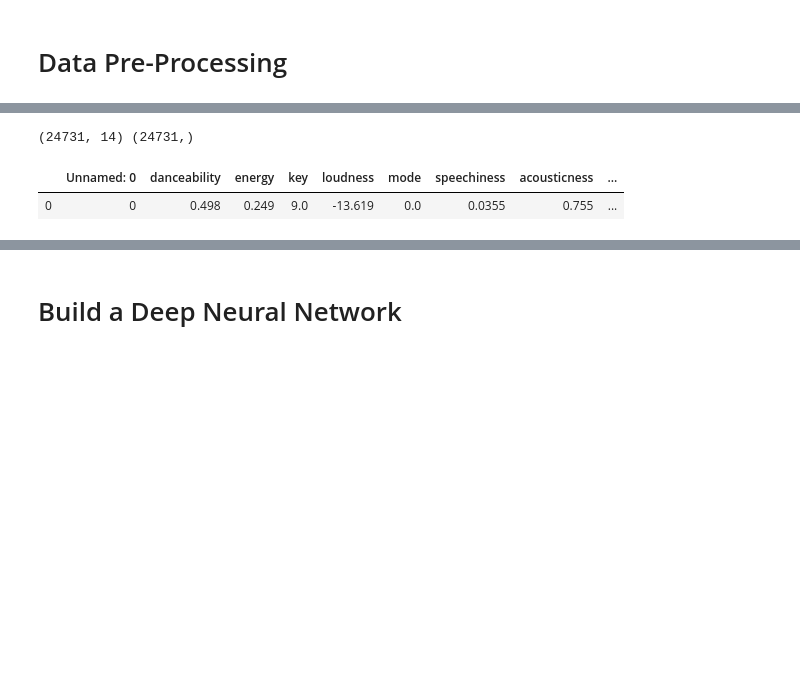
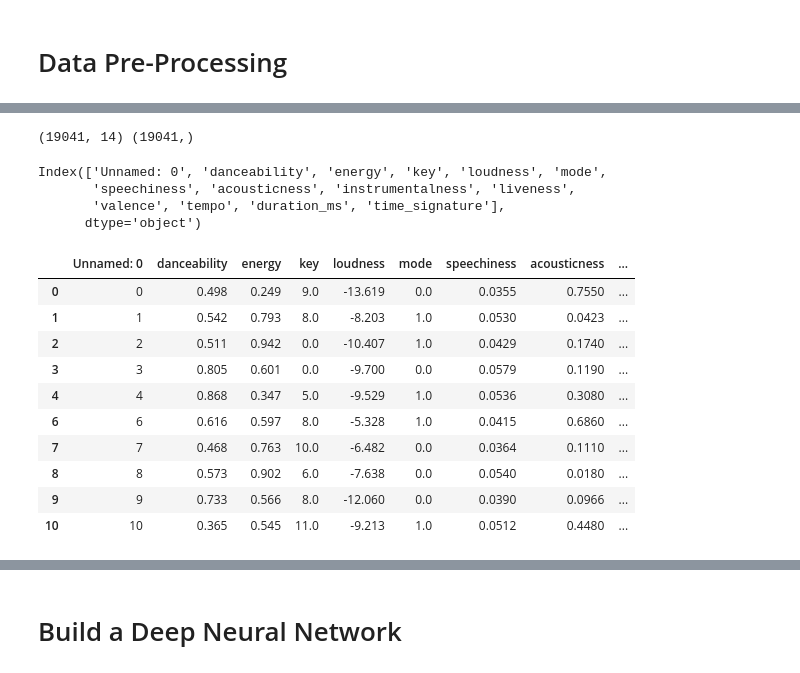
Before and after one commit to nvhabib91/song_analyzer, a Jupyter notebook: genre_classification.ipynb, the cells around one changed output, grey strips where cells are left out. Cells and saved outputs as stored; diff of their text form; code cells hidden in the pictures; blank space fills up the shorter version.

```diff
--- a/genre_classification.ipynb
+++ b/genre_classification.ipynb
@@ -15,13 +33,33 @@ training_data = pd.read_csv("analysis_data_sources\CAL10K_with_Spotify_WithFeatu
+# %%
+training_data = training_data.loc[~(training_data[['danceability', 'energy', 'key', 'loudness', 'mode', 'speechiness',
+       'acousticness', 'instrumentalness', 'liveness', 'valence', 'tempo',
+       'duration_ms', 'time_signature']]==0).all(axis=1)]
 # %%
 X = training_data.drop(columns=['Spotify_ID', 'Song', 'Genre'], axis=1)
 y = training_data["Genre"]
 print(X.shape, y.shape)
 # %% [output]
-(24731, 14) (24731,)
+(19041, 14) (19041,)
+# %%
+X.columns
+# %% [output]
+Index(['Unnamed: 0', 'danceability', 'energy', 'key', 'loudness', 'mode',
+       'speechiness', 'acousticness', 'instrumentalness', 'liveness',
+       'valence', 'tempo', 'duration_ms', 'time_signature'],
+      dtype='object')
 # %%
-X.head(1)
+X.head(10)
 # %% [output]
 |  | Unnamed: 0 | danceability | energy | key | loudness | mode | speechiness | acousticness | ... |
-| 0 | 0 | 0.498 | 0.249 | 9.0 | -13.619 | 0.0 | 0.0355 | 0.755 | ... |
+| 0 | 0 | 0.498 | 0.249 | 9.0 | -13.619 | 0.0 | 0.0355 | 0.7550 | ... |
+| 1 | 1 | 0.542 | 0.793 | 8.0 | -8.203 | 1.0 | 0.0530 | 0.0423 | ... |
+| 2 | 2 | 0.511 | 0.942 | 0.0 | -10.407 | 1.0 | 0.0429 | 0.1740 | ... |
+| 3 | 3 | 0.805 | 0.601 | 0.0 | -9.700 | 0.0 | 0.0579 | 0.1190 | ... |
+| 4 | 4 | 0.868 | 0.347 | 5.0 | -9.529 | 1.0 | 0.0536 | 0.3080 | ... |
+| 6 | 6 | 0.616 | 0.597 | 8.0 | -5.328 | 1.0 | 0.0415 | 0.6860 | ... |
+| 7 | 7 | 0.468 | 0.763 | 10.0 | -6.482 | 0.0 | 0.0364 | 0.1110 | ... |
+| 8 | 8 | 0.573 | 0.902 | 6.0 | -7.638 | 0.0 | 0.0540 | 0.0180 | ... |
+| 9 | 9 | 0.733 | 0.566 | 8.0 | -12.060 | 0.0 | 0.0390 | 0.0966 | ... |
+| 10 | 10 | 0.365 | 0.545 | 11.0 | -9.213 | 1.0 | 0.0512 | 0.4480 | ... |
 # %%
 from sklearn.model_selection import train_test_split
```
Also changed, not shown: parts of 14 cells of this notebook, 10 other files.
